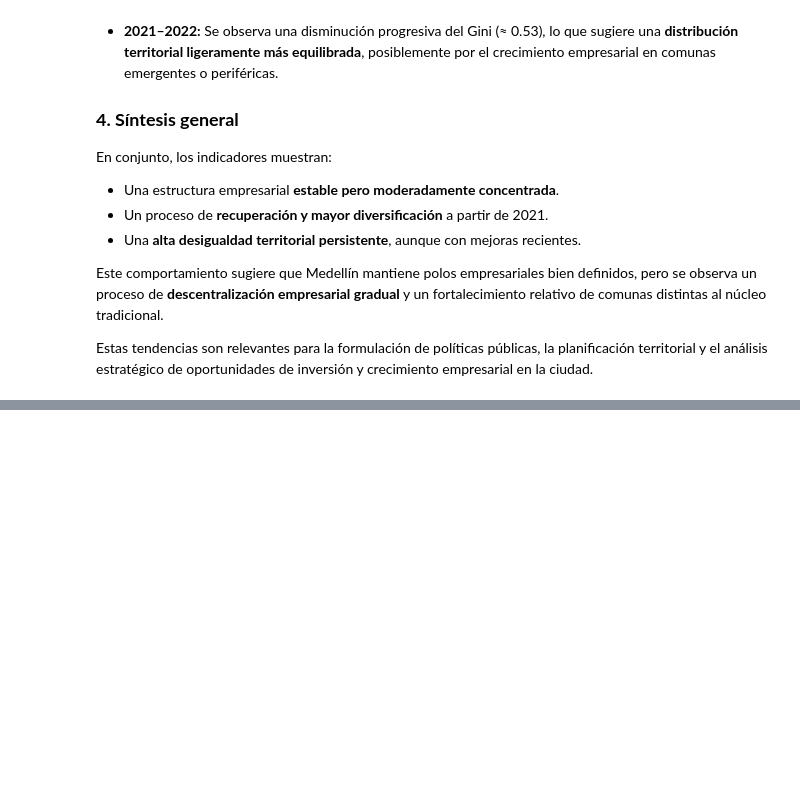
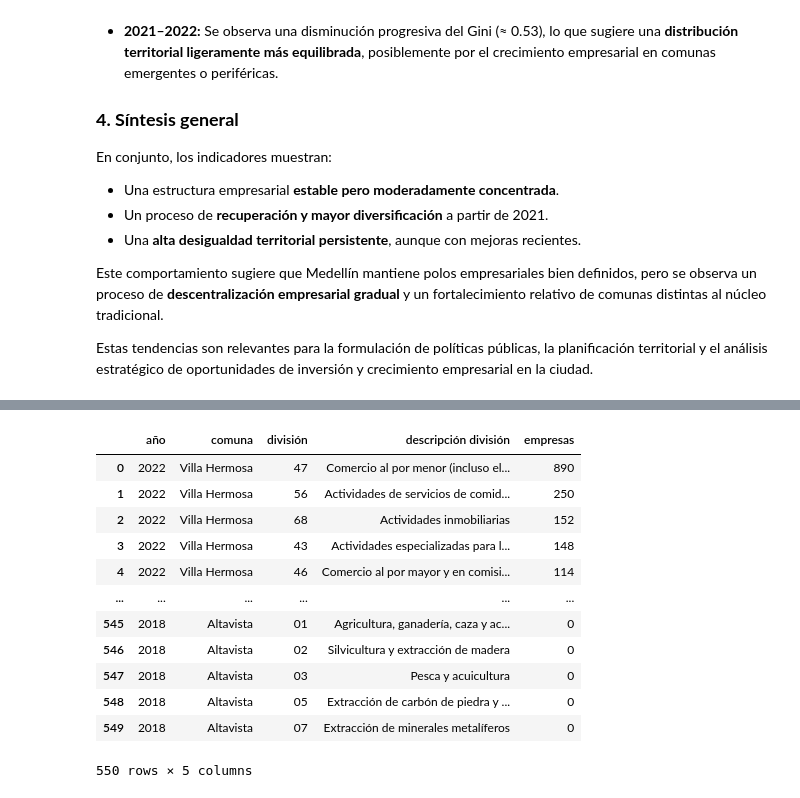
Before and after one commit to smaje99/diploma-in-data-analytics-in-business-management-unir, a Jupyter notebook: medellin-business-landscape/medellin-business-landscape.ipynb, the cells around one changed output, grey strips where cells are left out. Saved outputs shown, nothing was run; the diff lists cells and outputs as text; code cells hidden in the pictures; blank space fills up the shorter version.

Commit message:
✨ Add specialization metrics
Specialization metrics:
* Localization Quotient (LQ)
* Sector ranking by commune

Also, LQ and top5 datasets were added.

```diff
--- a/medellin-business-landscape/medellin-business-landscape.ipynb
+++ b/medellin-business-landscape/medellin-business-landscape.ipynb
@@ -909,0 +1061,31 @@ Estas tendencias son relevantes para la formulación de políticas públicas, la
+# %%
+# Ranking de sectores por comuna y año
+# Añade la columna de descripción división al ranking
+ranking = (
+    df_join.groupby(["año", "comuna", "división", "descripción división"])["empresas"]
+    .sum()
+    .reset_index()
+    .sort_values(["año", "comuna", "empresas"], ascending=False)
+)
+
+# Obtener top 5 sectores por comuna-año
+top_5_sectores = (
+    ranking.groupby(["año", "comuna"])
+    .head(5)
+    .reset_index(drop=True)
+)
+top_5_sectores
+# %% [output]
+|  | año | comuna | división | descripción división | empresas |
+| 0 | 2022 | Villa Hermosa | 47 | Comercio al por menor (incluso el... | 890 |
+| 1 | 2022 | Villa Hermosa | 56 | Actividades de servicios de comid... | 250 |
+| 2 | 2022 | Villa Hermosa | 68 | Actividades inmobiliarias | 152 |
+| 3 | 2022 | Villa Hermosa | 43 | Actividades especializadas para l... | 148 |
+| 4 | 2022 | Villa Hermosa | 46 | Comercio al por mayor y en comisi... | 114 |
+| ... | ... | ... | ... | ... | ... |
+| 545 | 2018 | Altavista | 01 | Agricultura, ganadería, caza y ac... | 0 |
+| 546 | 2018 | Altavista | 02 | Silvicultura y extracción de madera | 0 |
+| 547 | 2018 | Altavista | 03 | Pesca y acuicultura | 0 |
+| 548 | 2018 | Altavista | 05 | Extracción de carbón de piedra y ... | 0 |
+| 549 | 2018 | Altavista | 07 | Extracción de minerales metalíferos | 0 |
+550 rows × 5 columns
```
Also changed, not shown: parts of 9 cells of this notebook, 2 other files.
